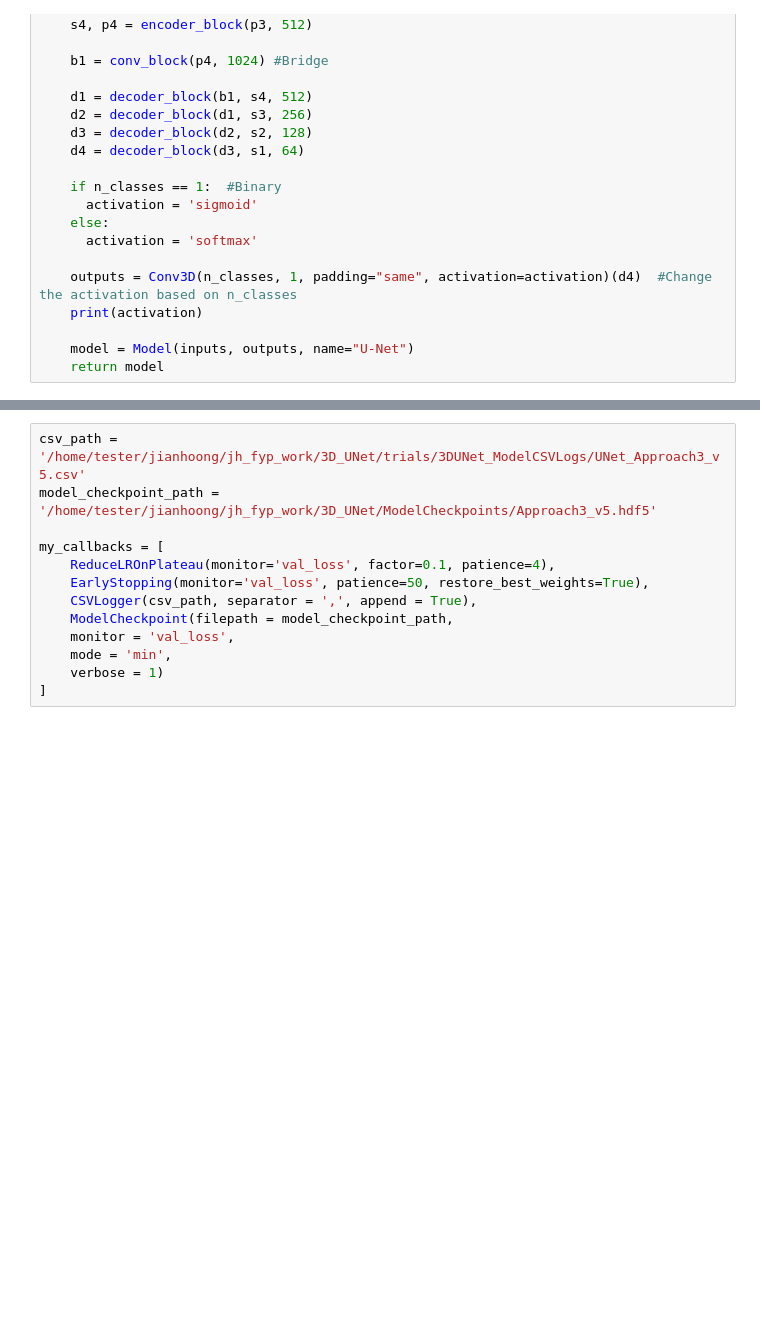
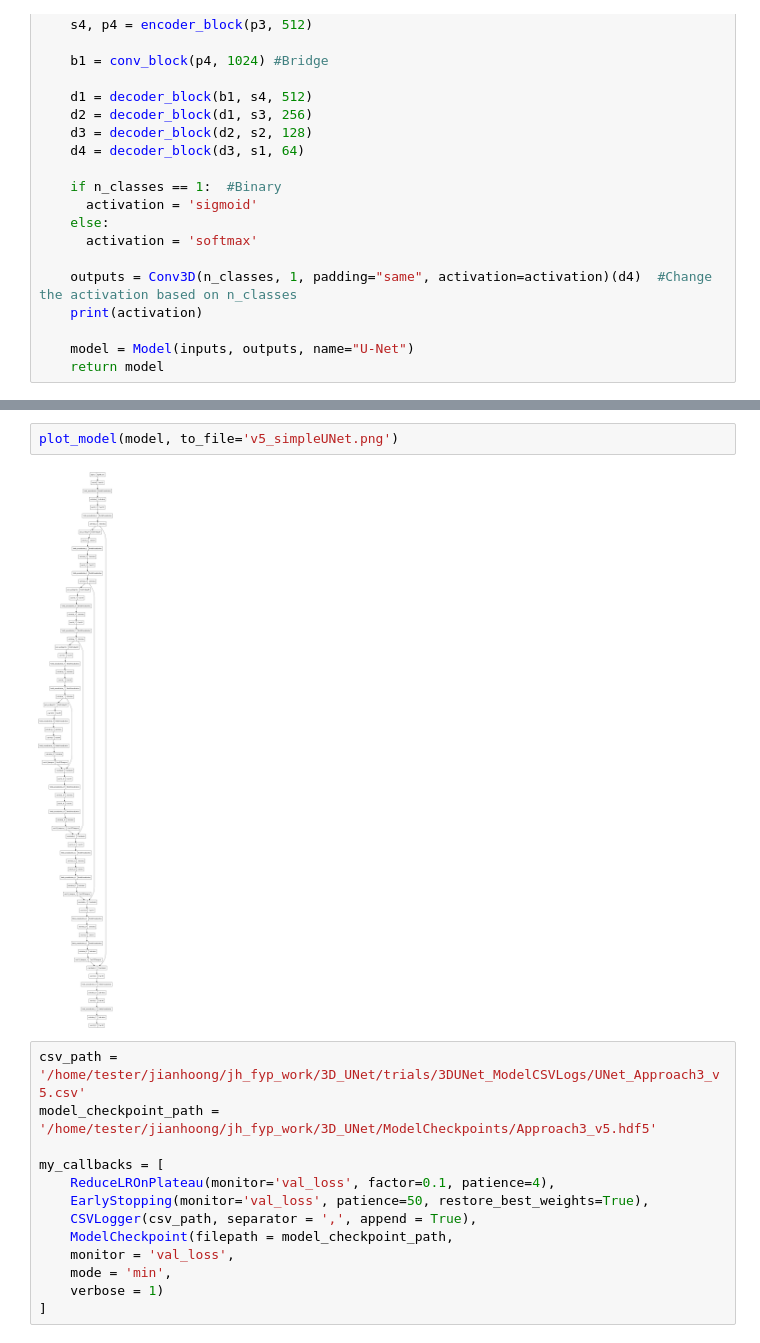
Before and after one commit to LucasLeow/TumourSegmentation, a Jupyter notebook: Approach3_v5.ipynb, the cells around one changed output, grey strips where cells are left out. Saved outputs shown, nothing was run; the diff lists cells and outputs as text; blank space fills up the shorter version.

Commit message:
Added Model Architecture images

```diff
--- a/Approach3_v5.ipynb
+++ b/Approach3_v5.ipynb
@@ -197,3 +216,7 @@ print(model.summary())
+# %%
+plot_model(model, to_file='v5_simpleUNet.png')
+# %% [output]
+[figure, added]
 # %%
 csv_path = '/home/tester/jianhoong/jh_fyp_work/3D_UNet/trials/3DUNet_ModelCSVLogs/UNet_Approach3_v5.csv'
 model_checkpoint_path = '/home/tester/jianhoong/jh_fyp_work/3D_UNet/ModelCheckpoints/Approach3_v5.hdf5'
```
Also changed, not shown: parts of 2 cells of this notebook, 6 other files.
